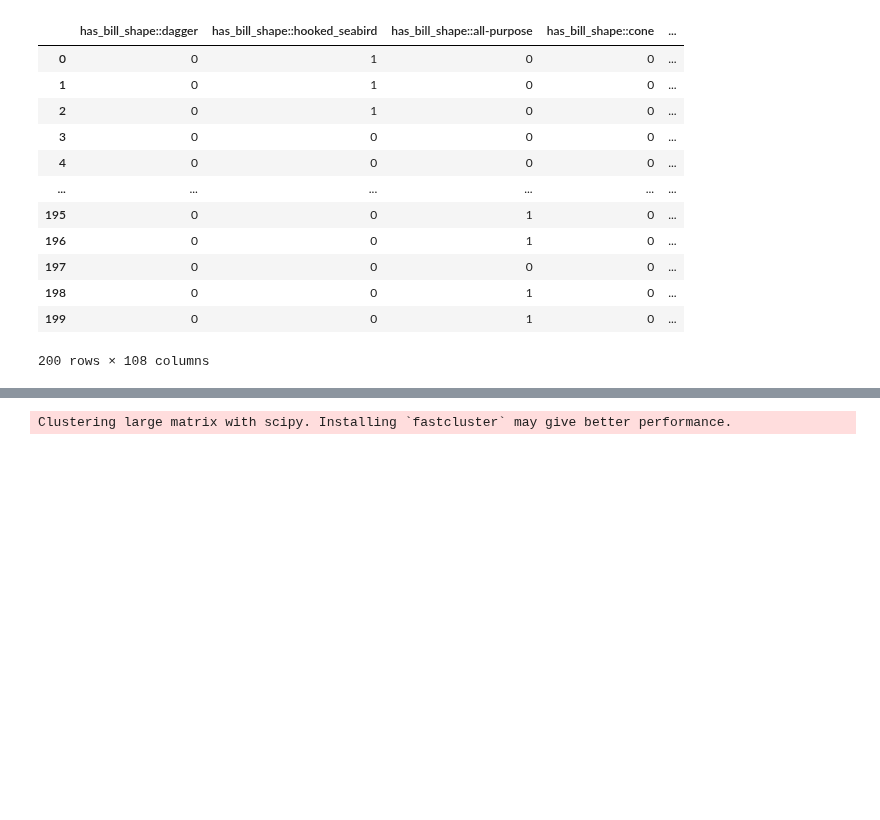
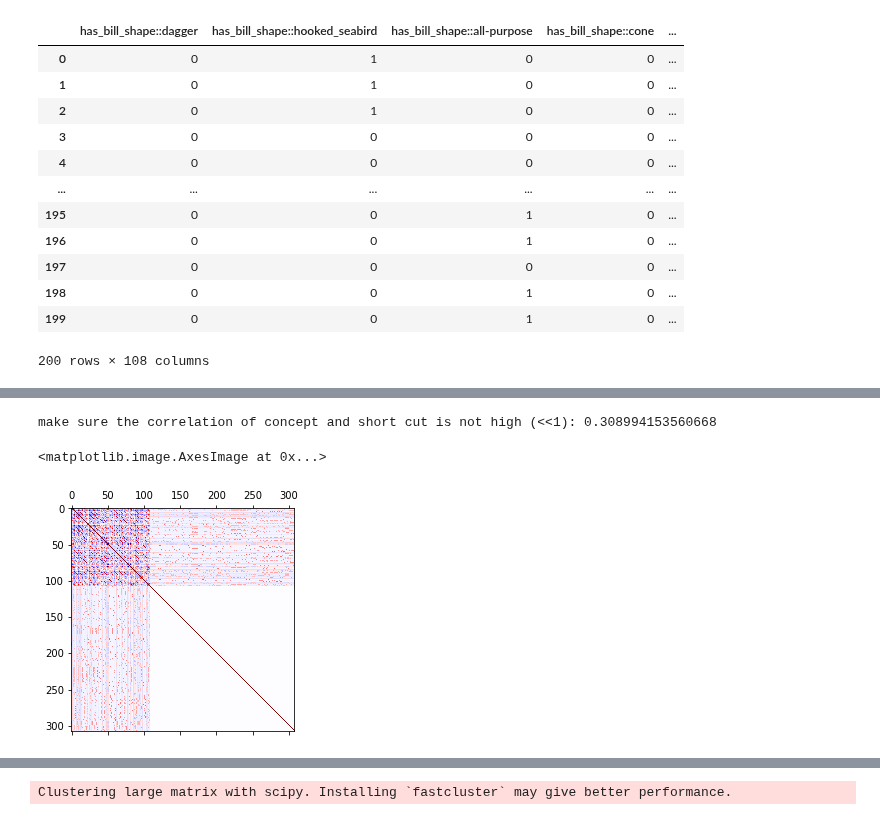
Before and after one commit to nathanwang000/ConceptCredibleModel, a Jupyter notebook: notebooks/birds_concepts.ipynb, the cells around one changed output, grey strips where cells are left out. Cells and saved outputs as stored; diff of their text form; code cells hidden in the pictures; blank space fills up the shorter version.

```diff
--- a/notebooks/birds_concepts.ipynb
+++ b/notebooks/birds_concepts.ipynb
@@ -53,0 +70,12 @@ maj_concepts.astype(int)
+# %%
+a = np.hstack((np.array(maj_concepts), np.eye(200)))
+cov_a = np.corrcoef(a.T)
+print('make sure the correlation of concept and short cut is not high (<<1):',
+      np.abs(cov_a[108:, :108]).max())
+
+# print(np.abs(cov_a-np.eye(308)).max())
+plt.matshow(cov_a, cmap='seismic', vmax=1, vmin=-1)
+# %% [output]
+make sure the correlation of concept and short cut is not high (<<1): 0.308994153560668
+<matplotlib.image.AxesImage at 0x...>
+[figure, added]
```
Also changed, not shown: parts of 2 cells of this notebook, 8 other files.
